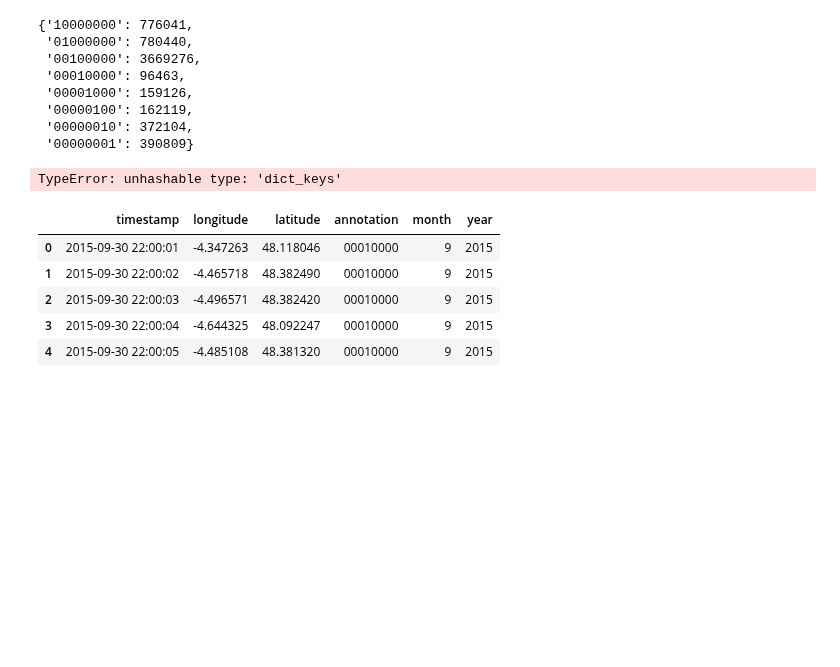
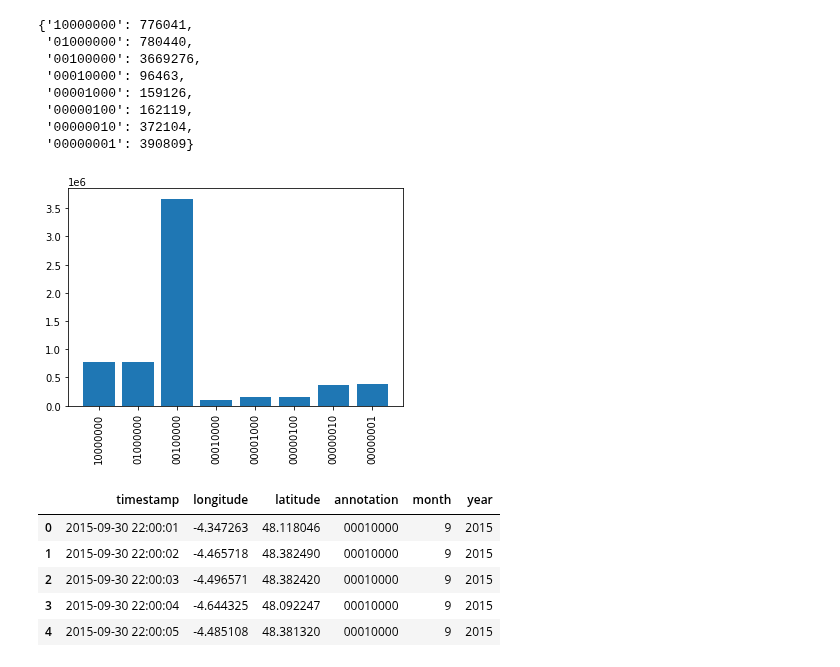
Before and after one commit to VincenzoNoviello/SituationAwareness_vessel, a Jupyter notebook: colab.ipynb, the cells around one changed output. Cells and saved outputs as stored; diff of their text form; code cells hidden in the pictures; blank space fills up the shorter version.

```diff
--- a/colab.ipynb
+++ b/colab.ipynb
@@ -44,11 +45,12 @@ annotation_simple_dict
  '00000100': 162119,
  '00000010': 372104,
  '00000001': 390809}
-# %%
-plt.figure(1)
-plt.barh(y=annotation_simple_dict.keys(),width=list(annotation_simple_dict.values()))
-plt.show()
-#annotation_simple_dict.plot(xlabel='month,year',kind='bar',width=0.8)
-# %% [output]
-TypeError: unhashable type: 'dict_keys'
+# %%
+#ANNOTATION BASE
+#Counting Annotation base
+plt.bar(x=annotation_simple_dict.keys(),height=list(annotation_simple_dict.values()))
+plt.xticks(rotation=90)
+plt.show()
+# %% [output]
+[figure, added]
 # %%
```
Also changed, not shown: parts of 11 cells of this notebook.
